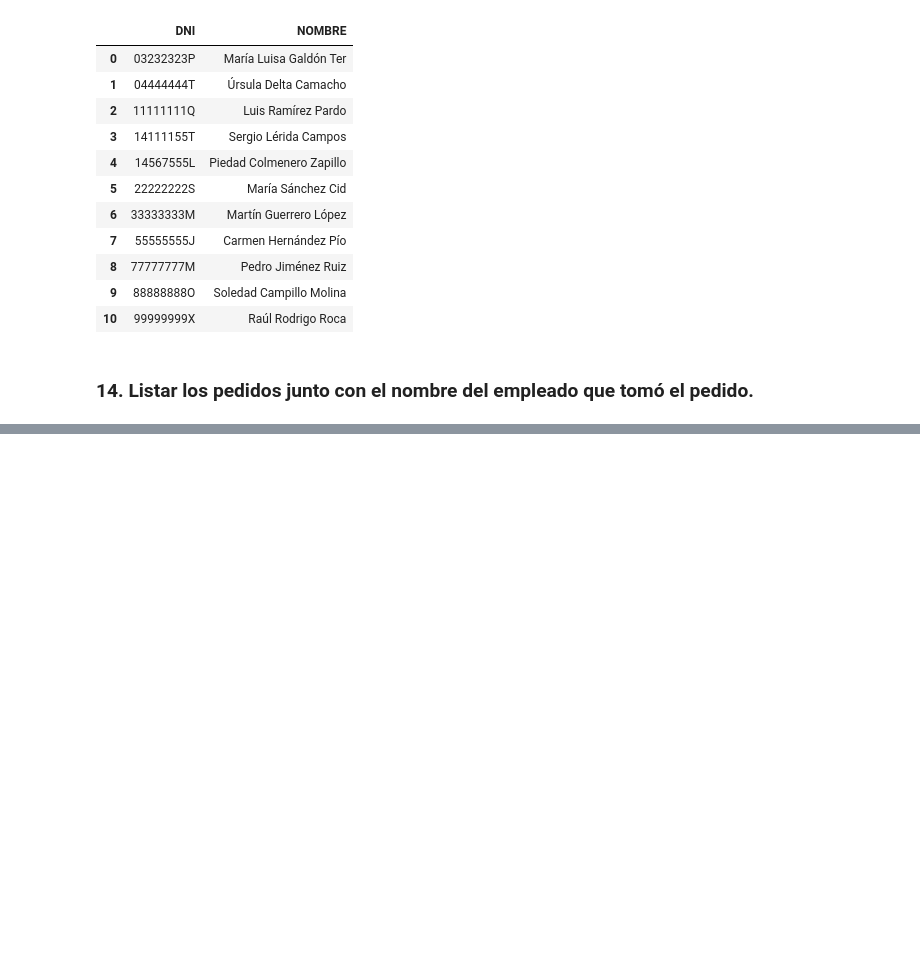
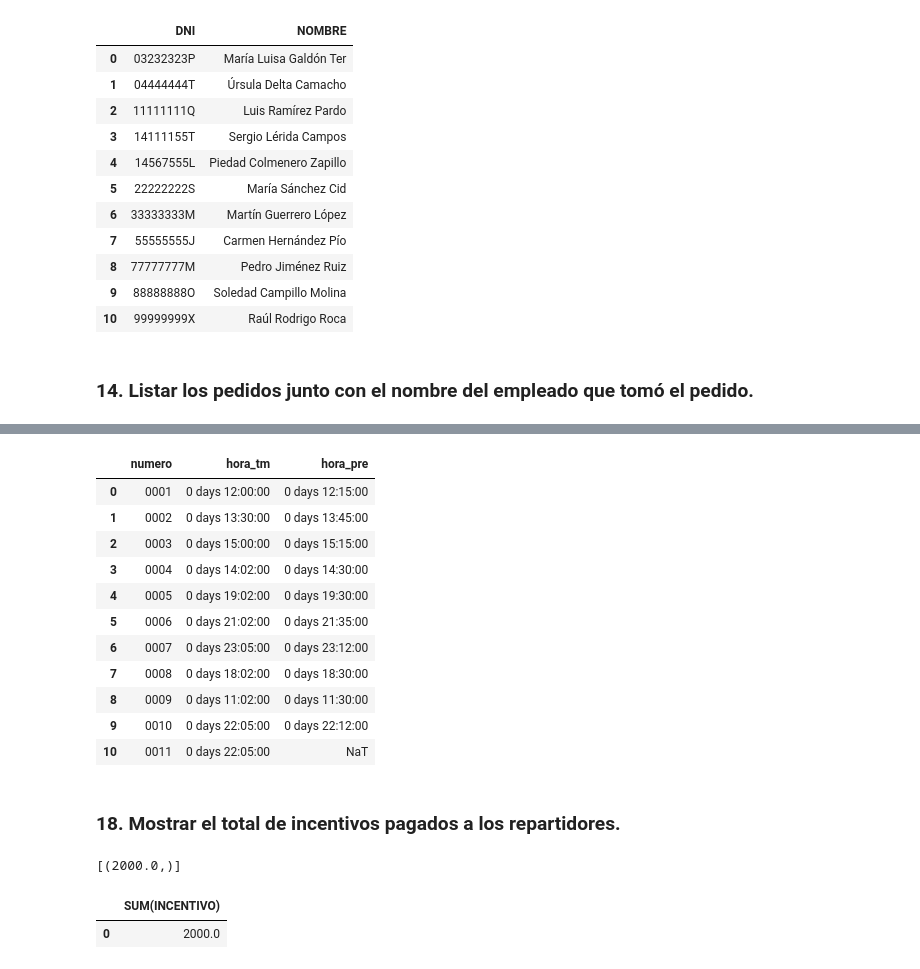
Before and after one commit to xAlbeeerto3/Analisis_DB_Pedidos_SQL-Python, a Jupyter notebook: sql.ipynb, the cells around one changed output, grey strips where cells are left out. Drawn from its saved outputs; the diff is of its cells as text; code cells hidden in the pictures; blank space fills up the shorter version.

```diff
--- a/sql.ipynb
+++ b/sql.ipynb
@@ -429,0 +558,7 @@ df13.to_csv('csvs/consulta13.csv',index=False)
+# %%
+connection = mysql.connector.connect(host='35.208.82.175', database='dbgsipp7ucsuwy', user='uqsnolewgvge8', password='upgradehub', connection_timeout=180000)
+cursor=connection.cursor()
+query17 = """ SELECT numero, hora_tm, hora_pre
+from PEDIDO; """
+cursor.execute(query17)
+cursor.fetchall()
@@ -429,0 +583,16 @@ df13.to_csv('csvs/consulta13.csv',index=False)
+# %%
+df17 = pd.read_sql(query17,connection)
+df17
+# %% [output]
+|  | numero | hora_tm | hora_pre |
+| 0 | 0001 | 0 days 12:00:00 | 0 days 12:15:00 |
+| 1 | 0002 | 0 days 13:30:00 | 0 days 13:45:00 |
+| 2 | 0003 | 0 days 15:00:00 | 0 days 15:15:00 |
+| 3 | 0004 | 0 days 14:02:00 | 0 days 14:30:00 |
+| 4 | 0005 | 0 days 19:02:00 | 0 days 19:30:00 |
+| 5 | 0006 | 0 days 21:02:00 | 0 days 21:35:00 |
+| 6 | 0007 | 0 days 23:05:00 | 0 days 23:12:00 |
+| 7 | 0008 | 0 days 18:02:00 | 0 days 18:30:00 |
+| 8 | 0009 | 0 days 11:02:00 | 0 days 11:30:00 |
+| 9 | 0010 | 0 days 22:05:00 | 0 days 22:12:00 |
+| 10 | 0011 | 0 days 22:05:00 | NaT |
@@ -429,0 +602,16 @@ df13.to_csv('csvs/consulta13.csv',index=False)
+# %% [markdown]
+### 18. Mostrar el total de incentivos pagados a los repartidores.
+# %%
+connection = mysql.connector.connect(host='35.208.82.175', database='dbgsipp7ucsuwy', user='uqsnolewgvge8', password='upgradehub', connection_timeout=180000)
+cursor=connection.cursor()
+query18 = """ SELECT SUM(INCENTIVO) FROM REPARTIDOR; """
+cursor.execute(query18)
+cursor.fetchall()
+# %% [output]
+[(2000.0,)]
+# %%
+df18 = pd.read_sql(query18,connection)
+df18
+# %% [output]
+|  | SUM(INCENTIVO) |
+| 0 | 2000.0 |
```
Also changed, not shown: parts of 42 cells of this notebook, 10 other files.
